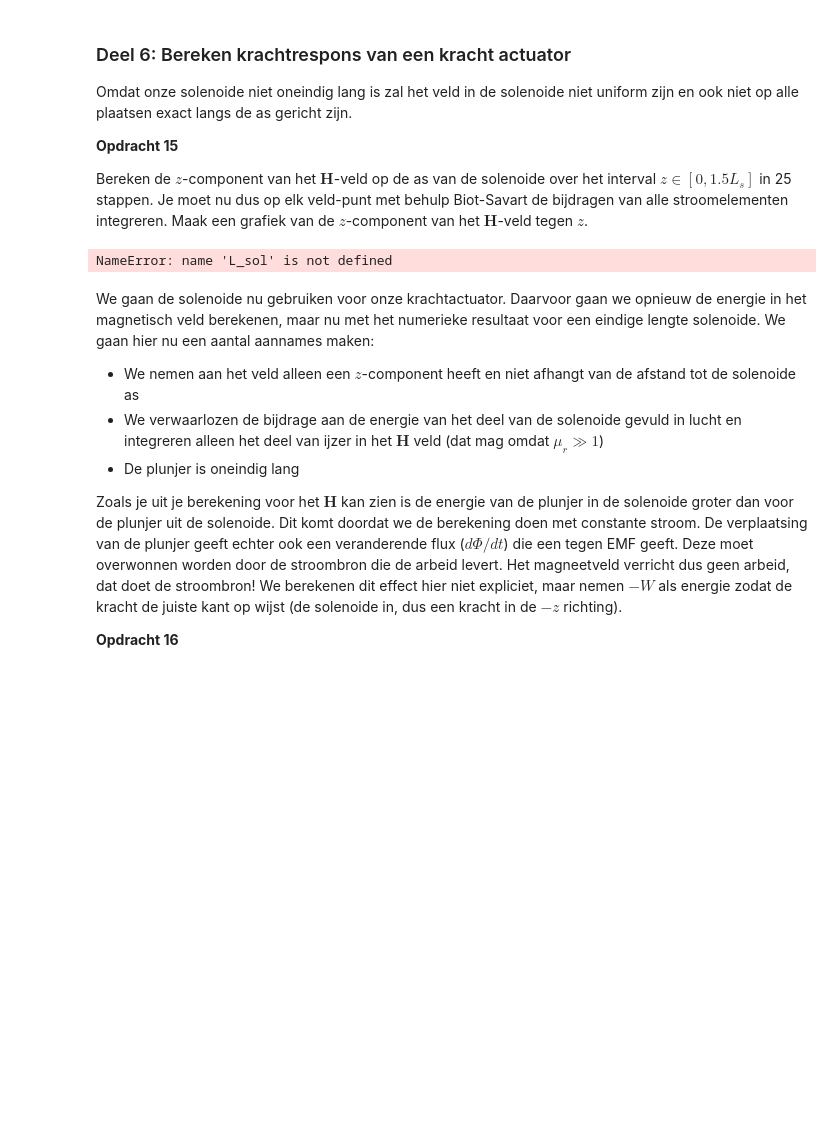
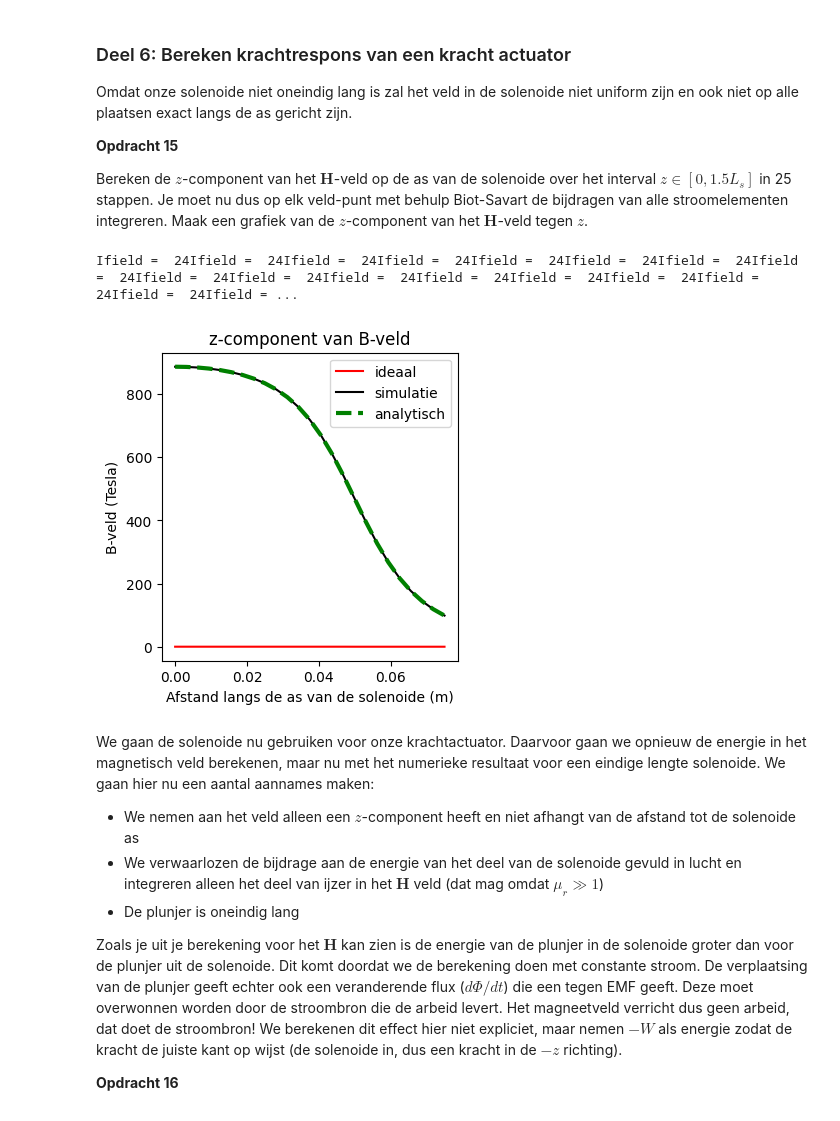
Before and after one commit to AragonMvD/opdrachten-DEF-Day, a Jupyter notebook: 2KrachtactuatorOpdracht/2KrachtactuatorOpdracht/KrachtactuatorOpdracht.ipynb, the cells around one changed output. Drawn from its saved outputs; the diff is of its cells as text; code cells hidden in the pictures; blank space fills up the shorter version.

```diff
--- a/2KrachtactuatorOpdracht/2KrachtactuatorOpdracht/KrachtactuatorOpdracht.ipynb
+++ b/2KrachtactuatorOpdracht/2KrachtactuatorOpdracht/KrachtactuatorOpdracht.ipynb
@@ -541,35 +575,39 @@ Bereken de $z$-component van het $\mathbf{H}$-veld op de as van de solenoide ove
 # %%
 n_ax=25
 z_ax=np.linspace(0, 1.5*L_sol/2, n_ax)
 H_ax=np.zeros((n_ax,1))
 
 for i_field in range(n_ax):
     print(f"\rIfield =  {i_field}", end="") # Print welk element van het veld nu berekend wordt.
-    # Bepaal de field coordinate
+    r_field = np.array([0, 0, z_ax[i_field]])
     Hsimulated=np.array([0,0,0], dtype='float64')
     for i_source in np.arange(1, N):
-        # Bepaal dl en r_source en gebruik
-        Hsimulated += field_current_element(r_field, r_source, dl)
+        r_source_i = r_source[i_source]
+        dl_i = dl[i_source-1]
+        Hsimulated += field_current_element(r_field, r_source_i, dl_i)
         print(f"Ifield =  {i_field}", end="")
 
     # selecting the z-component
     H_ax[i_field,0]=Hsimulated[2]
 
 H_veld_ideaal=analytical_answer*np.ones(n_ax)*(1.0*(z_ax < L_sol/2))
 
 # dit is nog een aardige analytische uitdrukking die je kan uitrekenen voor de z-component op de as van een solenoide met eindige lengte
-H_veld_analytisch=(aantal_omwent*I/L_sol/2)*((L_sol/2-z_ax)/np.sqrt((z_ax- L_sol/2)**2 + r_sol**2)+(L_sol/2+z_ax)/np.sqrt((z_ax+ L_sol/2)**2 + r_sol**2))
+H_veld_analytisch=(aantal_omwentelingen*I/L_sol/2)*((L_sol/2-z_ax)/np.sqrt((z_ax- L_sol/2)**2 + r_sol**2)+(L_sol/2+z_ax)/np.sqrt((z_ax+ L_sol/2)**2 + r_sol**2))
 
 plt.figure(figsize=[13,4])
 plt.subplot(131)
 plt.title('z-component van B-veld')
 plt.plot(z_ax, H_veld_ideaal, '-r', label='ideaal')
-plt.plot(z_ax, H_veld_analytisch, '-g', label='analytisch')
 plt.plot(z_ax, H_ax, '-k', label='simulatie')
+plt.plot(z_ax, H_veld_analytisch, '--g', linewidth=3, label='analytisch')
 plt.xlabel('Afstand langs de as van de solenoide (m)')
 plt.ylabel('B-veld (Tesla)')
+plt.legend()
+plt.show()
 # %% [output]
-NameError: name 'L_sol' is not defined
+Ifield =  24Ifield =  24Ifield =  24Ifield =  24Ifield =  24Ifield =  24Ifield =  24Ifield =  24Ifield =  24Ifield =  24Ifield =  24Ifield =  24Ifield =  24Ifield =  24Ifield =  24Ifield =  24Ifield = ...
+[figure, added]
 # %% [markdown]
 We gaan de solenoide nu gebruiken voor onze krachtactuator. Daarvoor gaan we opnieuw de energie in het magnetisch veld berekenen, maar nu met het numerieke resultaat voor een eindige lengte solenoide. We gaan hier nu een aantal aannames maken:
 * We nemen aan het veld alleen een $z$-component heeft en niet afhangt van de afstand tot de solenoide as
```
Also changed, not shown: parts of 3 cells of this notebook.
